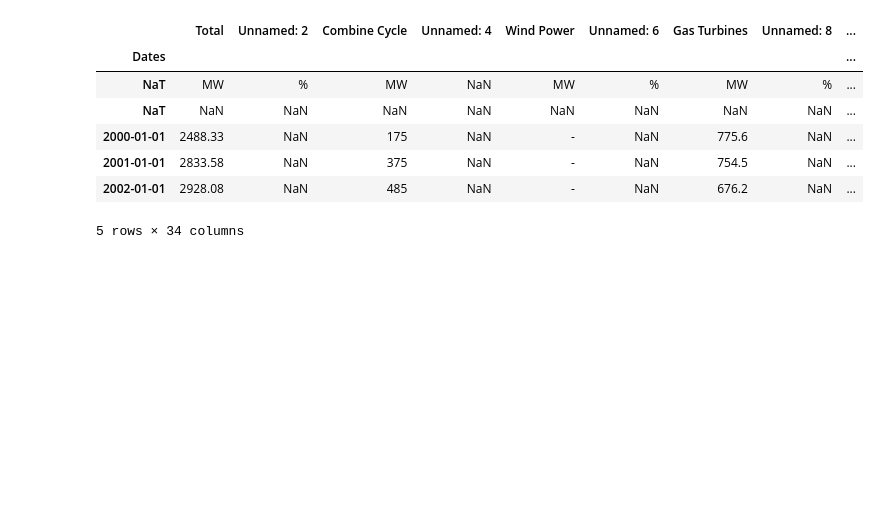
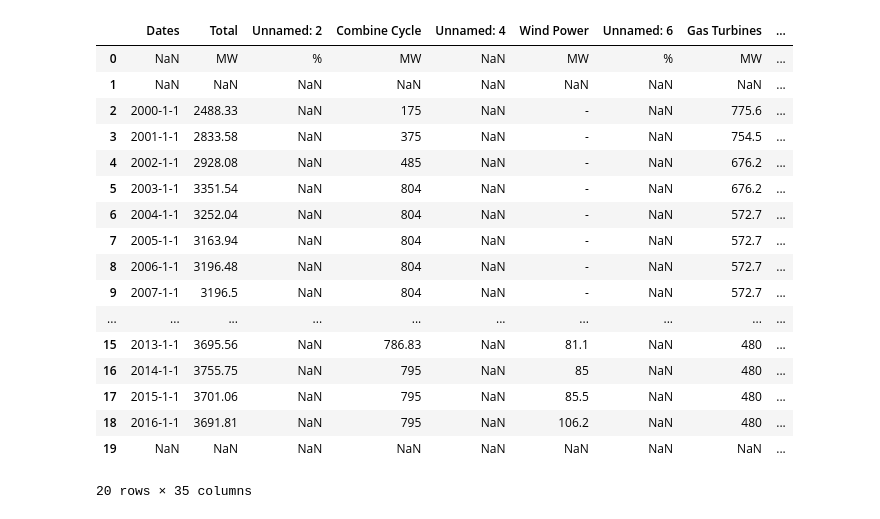
Before and after one commit to semjase/Jupyter_DR_Energy_Analysis, a Jupyter notebook: Data_Science_DR_Energy_Analysis.ipynb, the cells around one changed output. Drawn from its saved outputs; the diff is of its cells as text; code cells hidden in the pictures; blank space fills up the shorter version.

```diff
--- a/Data_Science_DR_Energy_Analysis.ipynb
+++ b/Data_Science_DR_Energy_Analysis.ipynb
@@ -2,14 +2,24 @@
 import pandas as pd
 import numpy as np
 # %%
-df = pd.read_csv('generationdr.csv', parse_dates=['Dates'], index_col='Dates')
-df.head()
+df = pd.read_csv('generationdr.csv', header=0,)
+df
 # %% [output]
-|  | Total | Unnamed: 2 | Combine Cycle | Unnamed: 4 | Wind Power | Unnamed: 6 | Gas Turbines | Unnamed: 8 | ... |
-| Dates |  |  |  |  |  |  |  |  | ... |
-| NaT | MW | % | MW | NaN | MW | % | MW | % | ... |
-| NaT | NaN | NaN | NaN | NaN | NaN | NaN | NaN | NaN | ... |
-| 2000-01-01 | 2488.33 | NaN | 175 | NaN | - | NaN | 775.6 | NaN | ... |
-| 2001-01-01 | 2833.58 | NaN | 375 | NaN | - | NaN | 754.5 | NaN | ... |
-| 2002-01-01 | 2928.08 | NaN | 485 | NaN | - | NaN | 676.2 | NaN | ... |
+|  | Dates | Total | Unnamed: 2 | Combine Cycle | Unnamed: 4 | Wind Power | Unnamed: 6 | Gas Turbines | ... |
+| 0 | NaN | MW | % | MW | NaN | MW | % | MW | ... |
+| 1 | NaN | NaN | NaN | NaN | NaN | NaN | NaN | NaN | ... |
+| 2 | 2000-1-1 | 2488.33 | NaN | 175 | NaN | - | NaN | 775.6 | ... |
+| 3 | 2001-1-1 | 2833.58 | NaN | 375 | NaN | - | NaN | 754.5 | ... |
+| 4 | 2002-1-1 | 2928.08 | NaN | 485 | NaN | - | NaN | 676.2 | ... |
+| 5 | 2003-1-1 | 3351.54 | NaN | 804 | NaN | - | NaN | 676.2 | ... |
+| 6 | 2004-1-1 | 3252.04 | NaN | 804 | NaN | - | NaN | 572.7 | ... |
+| 7 | 2005-1-1 | 3163.94 | NaN | 804 | NaN | - | NaN | 572.7 | ... |
+| 8 | 2006-1-1 | 3196.48 | NaN | 804 | NaN | - | NaN | 572.7 | ... |
+| 9 | 2007-1-1 | 3196.5 | NaN | 804 | NaN | - | NaN | 572.7 | ... |
+| ... | ... | ... | ... | ... | ... | ... | ... | ... | ... |
+| 15 | 2013-1-1 | 3695.56 | NaN | 786.83 | NaN | 81.1 | NaN | 480 | ... |
+| 16 | 2014-1-1 | 3755.75 | NaN | 795 | NaN | 85 | NaN | 480 | ... |
+| 17 | 2015-1-1 | 3701.06 | NaN | 795 | NaN | 85.5 | NaN | 480 | ... |
+| 18 | 2016-1-1 | 3691.81 | NaN | 795 | NaN | 106.2 | NaN | 480 | ... |
+| 19 | NaN | NaN | NaN | NaN | NaN | NaN | NaN | NaN | ... |
-5 rows × 34 columns
+20 rows × 35 columns
```
Also changed, not shown: parts of 37 cells of this notebook, 1 other file.
